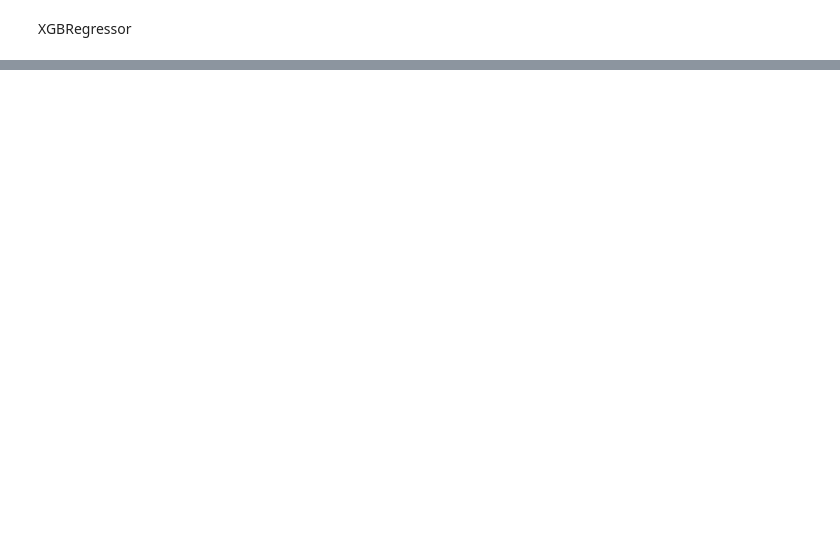
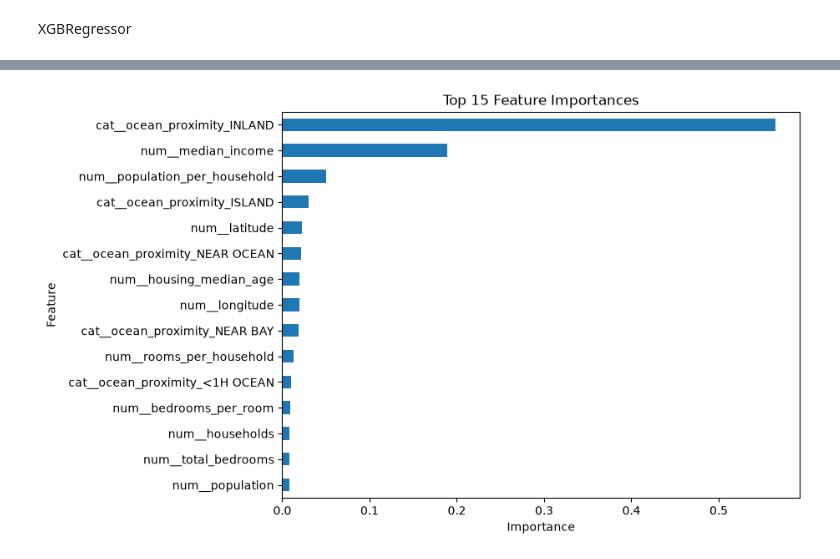
Before and after one commit to johannesmakgetha/California-Housing-Price, a Jupyter notebook: california_housing_prices.ipynb, the cells around one changed output, grey strips where cells are left out. Cells and saved outputs as stored; diff of their text form; code cells hidden in the pictures; blank space fills up the shorter version.

```diff
--- a/california_housing_prices.ipynb
+++ b/california_housing_prices.ipynb
@@ -467,0 +397,21 @@ print("Best Estimator:", grid_search.best_estimator_)
+# %%
+best_model = grid_search.best_estimator_
+
+# If the final model is a tree-based model
+importances =best_model.named_steps["model"].feature_importances_
+# %%
+feature_names = best_model.named_steps["preprocessor"].get_feature_names_out()
+# %%
+import pandas as pd
+
+feature_importance = pd.DataFrame({
+    "Feature": feature_names,
+    "Importance": importances
+})
+
+feature_importance = feature_importance.sort_values(
+    by="Importance",
+    ascending=False
+)
+
+print(feature_importance)
@@ -467,0 +436,17 @@ print("Best Estimator:", grid_search.best_estimator_)
+# %%
+import matplotlib.pyplot as plt
+
+feature_importance.head(15).plot(
+    x="Feature",
+    y="Importance",
+    kind="barh",
+    figsize=(8,6),
+    legend=False
+)
+
+plt.gca().invert_yaxis()
+plt.title("Top 15 Feature Importances")
+plt.xlabel("Importance")
+plt.show()
+# %% [output]
+[figure, added]
```
Also changed, not shown: parts of 16 cells of this notebook.
